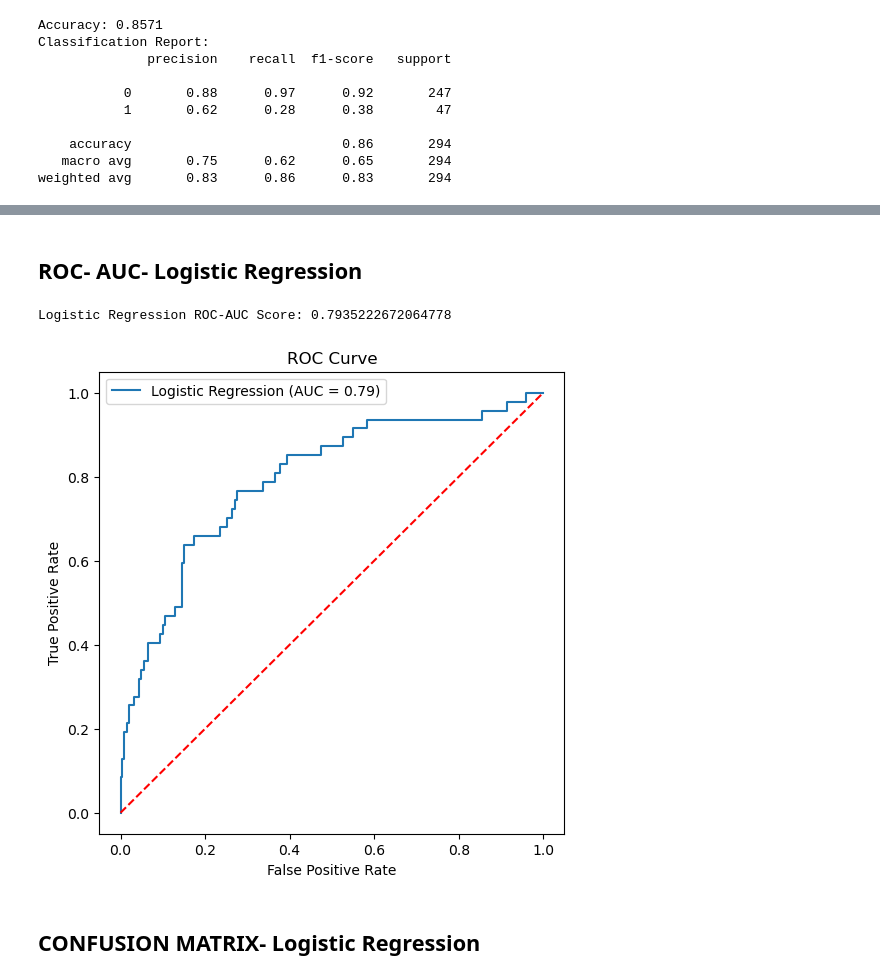
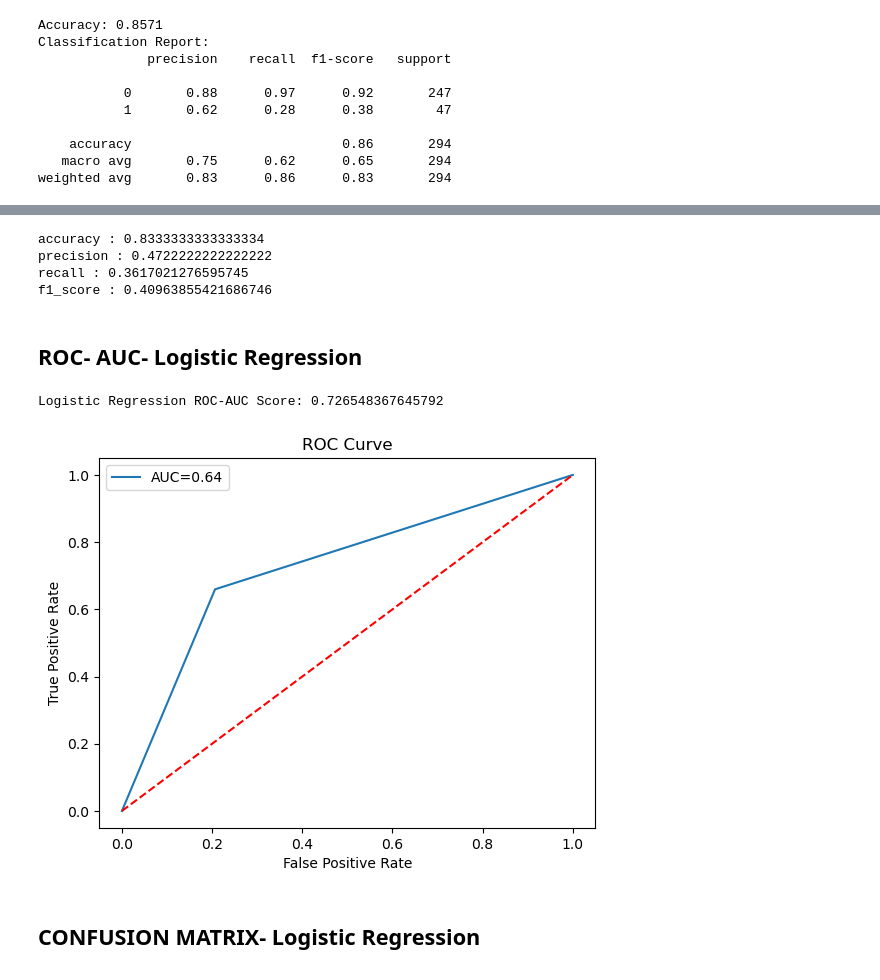
Before and after one commit to Haripriya-2310/Employee-Attrition-Analysis-and-Prediction, a Jupyter notebook: Employee Attrition Prediction.ipynb, the cells around one changed output, grey strips where cells are left out. Saved outputs shown, nothing was run; the diff lists cells and outputs as text; code cells hidden in the pictures.

```diff
--- a/Employee Attrition Prediction.ipynb
+++ b/Employee Attrition Prediction.ipynb
@@ -593,19 +546,12 @@ logreg_pipeline = Pipeline([
 logreg_pipeline.fit(X_train, y_train)
 
 # Predict
-y_pred = logreg_pipeline.predict(X_test)
+y_pred_lr = logreg_pipeline.predict(X_test)
 # %%
-from sklearn.metrics import accuracy_score,precision_score,recall_score,f1_score,confusion_matrix
+from sklearn.metrics import accuracy_score, precision_score, recall_score, f1_score
 
-y_pred = logreg_pipeline.predict(X_test)
-
-acc = accuracy_score(y_test,y_pred)
-prec = precision_score(y_test,y_pred)
-rec = recall_score(y_test,y_pred)
-f1_score = f1_score(y_test,y_pred)
-
-print(f"accuracy : {acc}")
-print(f"precision : {prec}")
-print(f"recall : {rec}")
-print(f"f1_score : {f1_score}")
+print("Accuracy :", accuracy_score(y_test, y_pred_lr))
+print("Precision:", precision_score(y_test, y_pred_lr))
+print("Recall   :", recall_score(y_test, y_pred_lr))
+print("F1-score :", f1_score(y_test, y_pred_lr))
 # %% [output]
@@ -720,0 +584,10 @@ f1_score : 0.4
+# %%
+from sklearn.preprocessing import LabelEncoder
+
+# Encode all object-type categorical columns
+cat_cols = ['BusinessTravel', 'Department', 'EducationField', 'Gender',
+            'JobRole', 'MaritalStatus', 'OverTime']
+
+for col in cat_cols:
+    le = LabelEncoder()
+    data[col] = le.fit_transform(data[col])
@@ -721,30 +648,49 @@ f1_score : 0.4
+# %%
+from sklearn.metrics import accuracy_score,precision_score,recall_score,f1_score,confusion_matrix
+
+y_pred_rf = rf_pipeline.predict(X_test)
+
+acc = accuracy_score(y_test,y_pred_rf)
+prec = precision_score(y_test,y_pred_rf)
+rec = recall_score(y_test,y_pred_rf)
+f1_score = f1_score(y_test,y_pred_rf)
+
+print(f"accuracy : {acc}")
+print(f"precision : {prec}")
+print(f"recall : {rec}")
+print(f"f1_score : {f1_score}")
+# %% [output]
+accuracy : 0.8333333333333334
+precision : 0.4722222222222222
+recall : 0.3617021276595745
+f1_score : 0.40963855421686746
 # %% [markdown]
 ## ROC- AUC- Logistic Regression
 # %%
 from sklearn.metrics import roc_auc_score, roc_curve
 import matplotlib.pyplot as plt
 
 # Predict probabilities
-y_pred = logreg_pipeline.predict_proba(X_test)[:, 1]
+y_prob = logreg_pipeline.predict_proba(X_test)[:, 1]
 
-# Compute ROC-AUC score
+
 roc_auc = roc_auc_score(y_test, y_pred)
 print("Logistic Regression ROC-AUC Score:", roc_auc)
 
 #plot
+
 fpr, tpr, thresholds = roc_curve(y_test, y_pred)
 
-plt.figure(figsize=(6,6))
-plt.plot(fpr, tpr, label=f'Logistic Regression (AUC = {roc_auc:.2f})')
-plt.plot([0,1],[0,1], linestyle='--', color='red')
+plt.plot(fpr,tpr,label=f'AUC={auc_score:.2f}')
+plt.plot([0,1],[0,1],linestyle='--',color='red')
 plt.xlabel('False Positive Rate')
 plt.ylabel('True Positive Rate')
 plt.title('ROC Curve')
 plt.legend()
 plt.show()
 # %% [output]
-Logistic Regression ROC-AUC Score: 0.7935222672064778
+Logistic Regression ROC-AUC Score: 0.726548367645792
-[figure, old version]
+[figure, new version]
 # %% [markdown]
 ## CONFUSION MATRIX- Logistic Regression
 # %%
```
Also changed, not shown: parts of 31 cells of this notebook.
